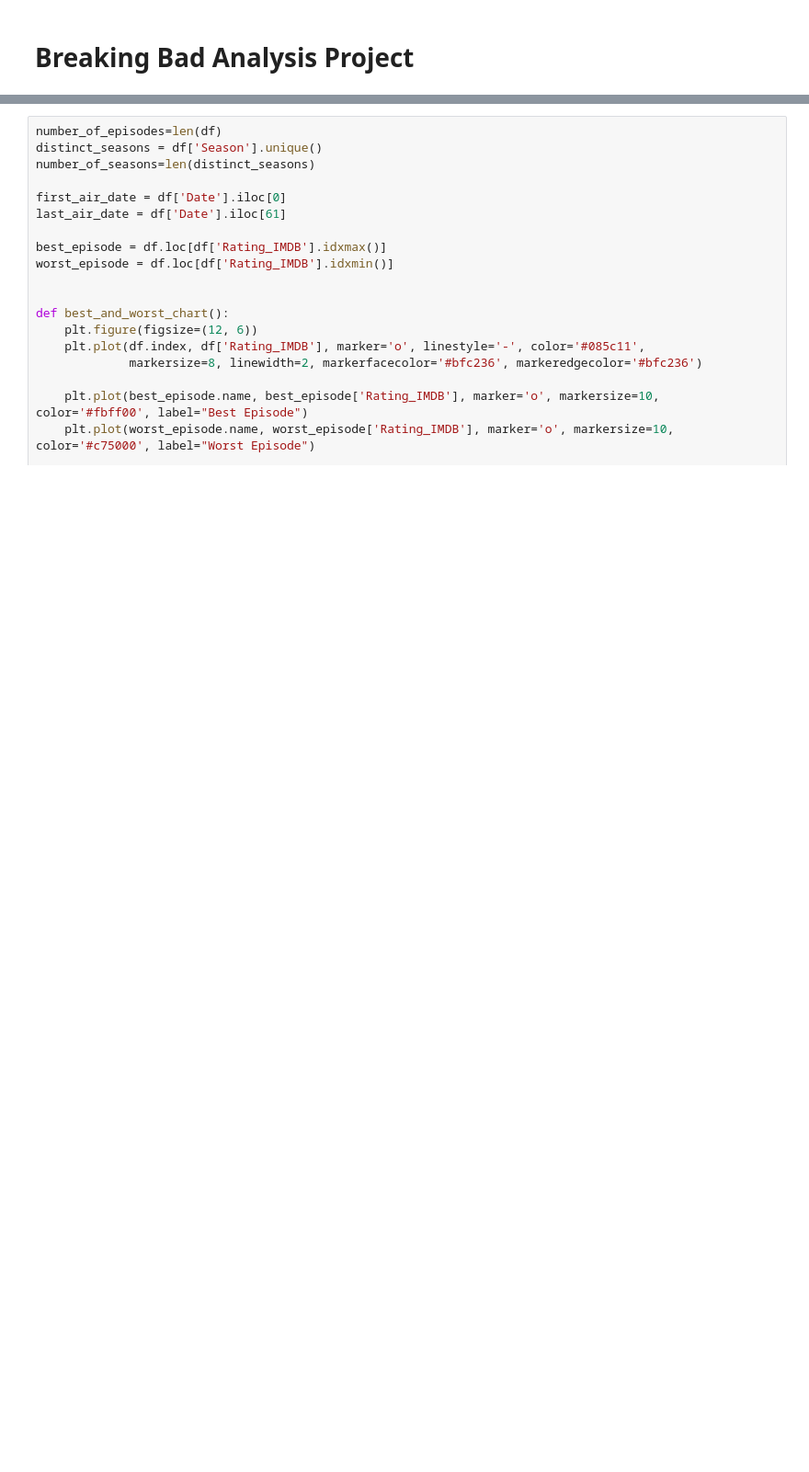
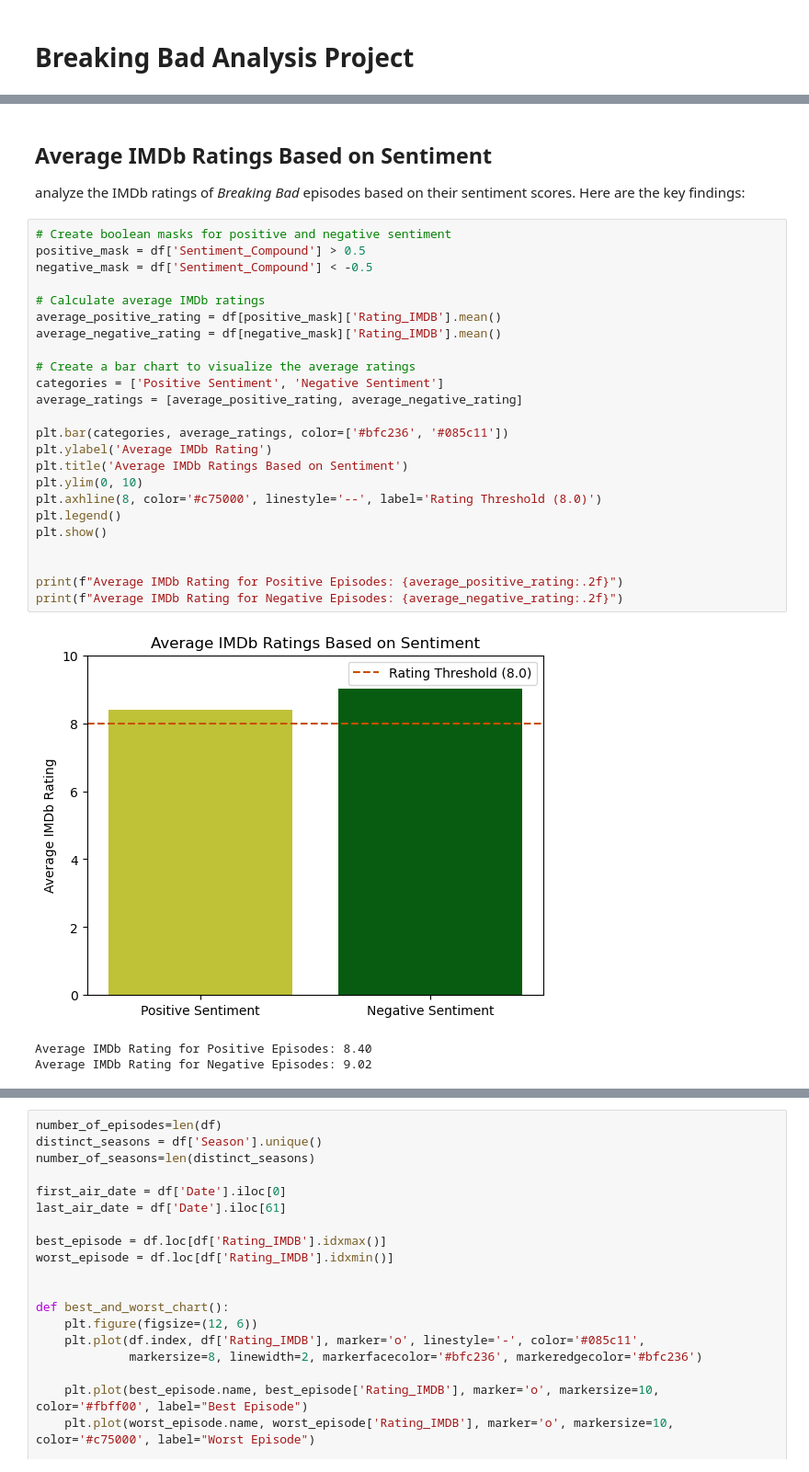
Before and after one commit to barbarehh/bb_analysis, a Jupyter notebook: bb_analysis.ipynb, the cells around one changed output, grey strips where cells are left out. Shown at 92% size. Saved outputs shown, nothing was run; the diff lists cells and outputs as text; blank space fills up the shorter version.

```diff
--- a/bb_analysis.ipynb
+++ b/bb_analysis.ipynb
@@ -36,0 +243,31 @@ df=pd.read_csv('breaking_bad.csv', encoding='ISO-8859-1')
+# %% [markdown]
+## Average IMDb Ratings Based on Sentiment
+analyze the IMDb ratings of *Breaking Bad* episodes based on their sentiment scores. Here are the key findings:
+# %%
+# Create boolean masks for positive and negative sentiment
+positive_mask = df['Sentiment_Compound'] > 0.5
+negative_mask = df['Sentiment_Compound'] < -0.5
+
+# Calculate average IMDb ratings
+average_positive_rating = df[positive_mask]['Rating_IMDB'].mean()
+average_negative_rating = df[negative_mask]['Rating_IMDB'].mean()
+
+# Create a bar chart to visualize the average ratings
+categories = ['Positive Sentiment', 'Negative Sentiment']
+average_ratings = [average_positive_rating, average_negative_rating]
+
+plt.bar(categories, average_ratings, color=['#bfc236', '#085c11'])
+plt.ylabel('Average IMDb Rating')
+plt.title('Average IMDb Ratings Based on Sentiment')
+plt.ylim(0, 10)
+plt.axhline(8, color='#c75000', linestyle='--', label='Rating Threshold (8.0)')
+plt.legend()
+plt.show()
+
+
+print(f"Average IMDb Rating for Positive Episodes: {average_positive_rating:.2f}")
+print(f"Average IMDb Rating for Negative Episodes: {average_negative_rating:.2f}")
+# %% [output]
+[figure, added]
+Average IMDb Rating for Positive Episodes: 8.40
+Average IMDb Rating for Negative Episodes: 9.02
```
Also changed, not shown: parts of 24 cells of this notebook, 1 other file.
